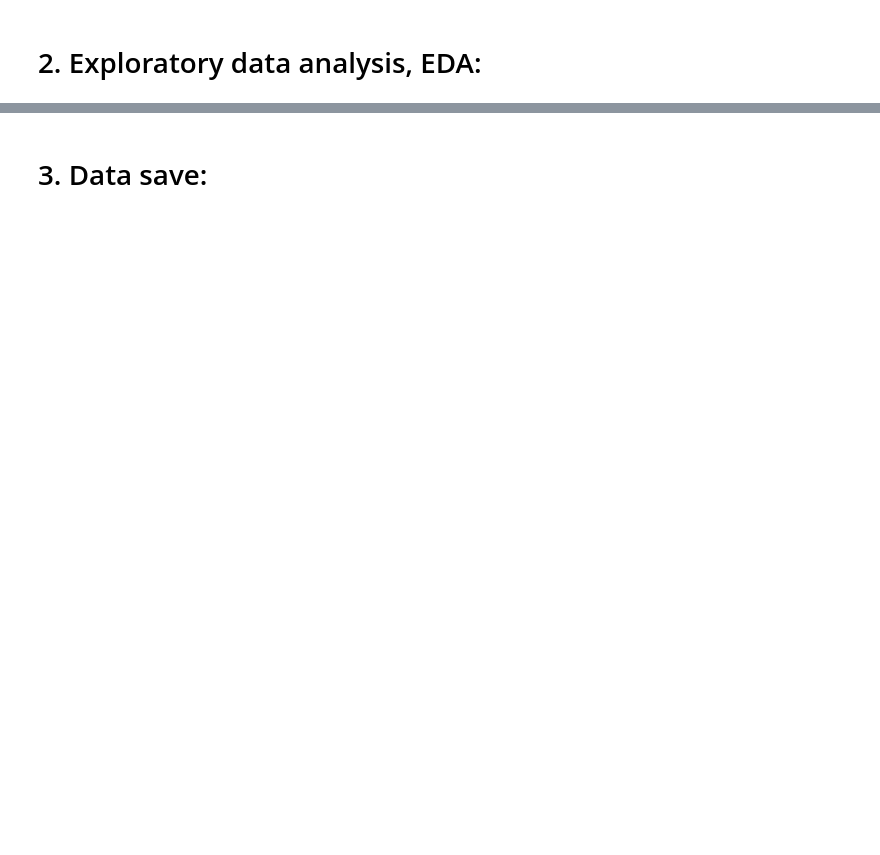
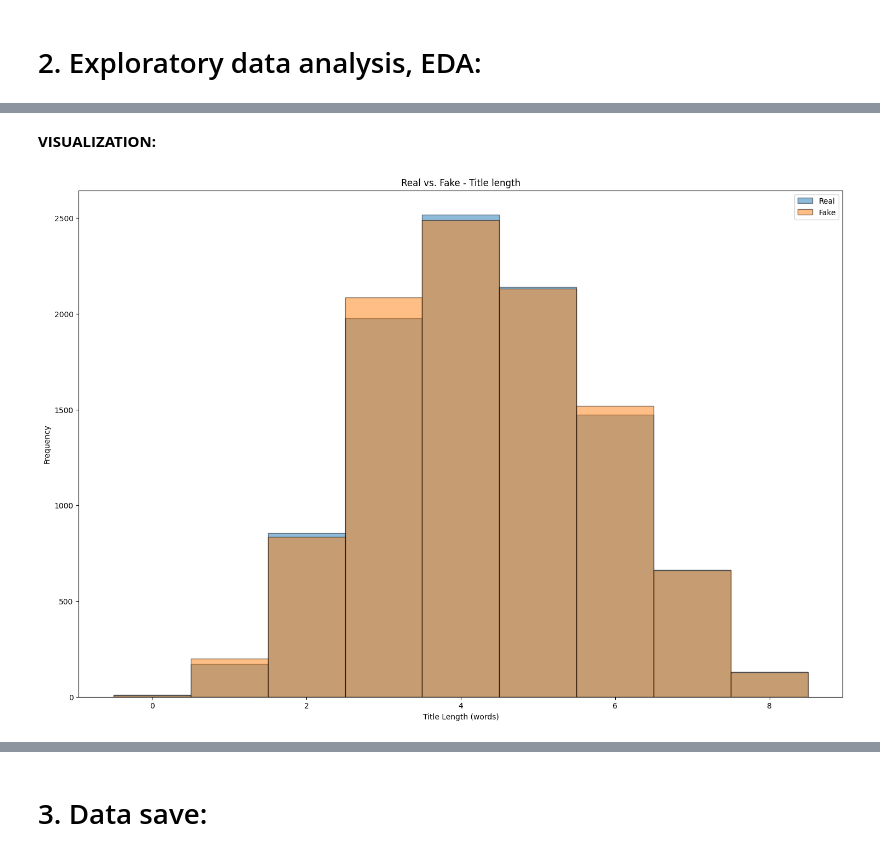
Before and after one commit to BenoitLoze1977/34.4_capstonethree_fakenewsdetection, a Jupyter notebook: notebooks/CapstoneThree_DataWrangling_EDA.ipynb, the cells around one changed output, grey strips where cells are left out. Saved outputs shown, nothing was run; the diff lists cells and outputs as text; code cells hidden in the pictures; blank space fills up the shorter version.

```diff
--- a/notebooks/CapstoneThree_DataWrangling_EDA.ipynb
+++ b/notebooks/CapstoneThree_DataWrangling_EDA.ipynb
@@ -218,0 +535,13 @@ df["title_clean"] = [clean_doc(doc) for doc in df["title_doc"]]
+# %%
+label = list(df["label"])
+# %%
+# boolean masks:
+mask_real = [lab == "real" for lab in label]
+mask_fake = [lab == "fake" for lab in label]
+# %%
+# apply boolean masks:
+real_title_length = [t for t, m in zip(title_length, mask_real) if m]
+fake_title_length = [t for t, m in zip(title_length, mask_fake) if m]
+
+real_text_length = [t for t, m in zip(text_length, mask_real) if m]
+fake_text_length = [t for t, m in zip(text_length, mask_fake) if m]
@@ -218,0 +565,17 @@ df["title_clean"] = [clean_doc(doc) for doc in df["title_doc"]]
+# %% [markdown]
+**VISUALIZATION:**
+# %%
+# alignment on bins:
+all_lengths = np.array(real_title_length + fake_title_length)
+bins = np.arange(all_lengths.min() - 0.5, all_lengths.max() + 1.5, 1)
+
+plt.figure(figsize=(18, 12))
+plt.hist(real_title_length, bins=bins, alpha=0.5, label="Real", edgecolor="black")
+plt.hist(fake_title_length, bins=bins, alpha=0.5, label="Fake", edgecolor="black")
+plt.xlabel("Title Length (words)")
+plt.ylabel("Frequency")
+plt.title("Real vs. Fake - Title length")
+plt.legend()
+plt.show()
+# %% [output]
+[figure, added]
```
Also changed, not shown: parts of 103 cells of this notebook, 1 other file.
